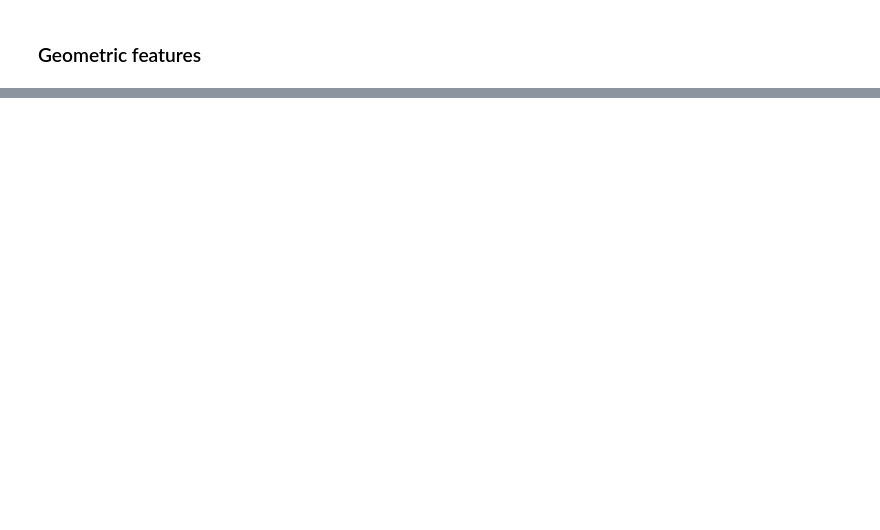
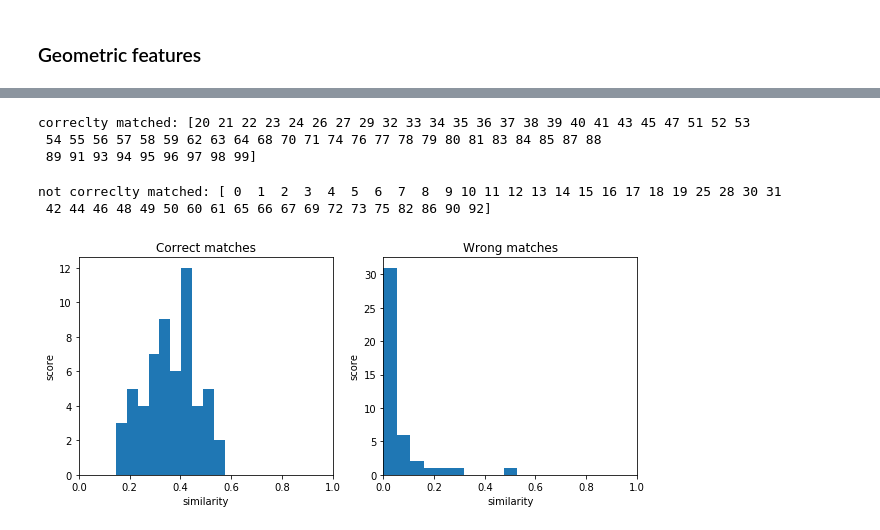
Before and after one commit to maximenannan/image-matching, a Jupyter notebook: notebooks/Geometric matching applied to point clouds.ipynb, the cells around one changed output, grey strips where cells are left out. Saved outputs shown, nothing was run; the diff lists cells and outputs as text; code cells hidden in the pictures; blank space fills up the shorter version.

```diff
--- a/notebooks/Geometric matching applied to point clouds.ipynb
+++ b/notebooks/Geometric matching applied to point clouds.ipynb
@@ -149,0 +237,25 @@ Correct matches: 9/15
+# %%
+print(f'correclty matched: {np.arange(N1)[correctly_matched]}')
+# %% [output]
+correclty matched: [20 21 22 23 24 26 27 29 32 33 34 35 36 37 38 39 40 41 43 45 47 51 52 53
+ 54 55 56 57 58 59 62 63 64 68 70 71 74 76 77 78 79 80 81 83 84 85 87 88
+ 89 91 93 94 95 96 97 98 99]
+# %%
+print(f'not correclty matched: {np.arange(N1)[~correctly_matched]}')
+# %% [output]
+not correclty matched: [ 0  1  2  3  4  5  6  7  8  9 10 11 12 13 14 15 16 17 18 19 25 28 30 31
+ 42 44 46 48 49 50 60 61 65 66 67 69 72 73 75 82 86 90 92]
+# %%
+fig, ax = plt.subplots(1, 2, figsize=(10, 4))
+ax[0].hist(score[correctly_matched])
+ax[0].set_xlim((0, 1))
+ax[1].hist(score[~correctly_matched])
+ax[0].set_xlabel('similarity')
+ax[1].set_xlabel('similarity')
+ax[0].set_title('Correct matches')
+ax[1].set_title('Wrong matches')
+ax[0].set_ylabel('score')
+ax[1].set_ylabel('score')
+_ = ax[1].set_xlim((0, 1))
+# %% [output]
+[figure, added]
```
Also changed, not shown: parts of 12 cells of this notebook.
